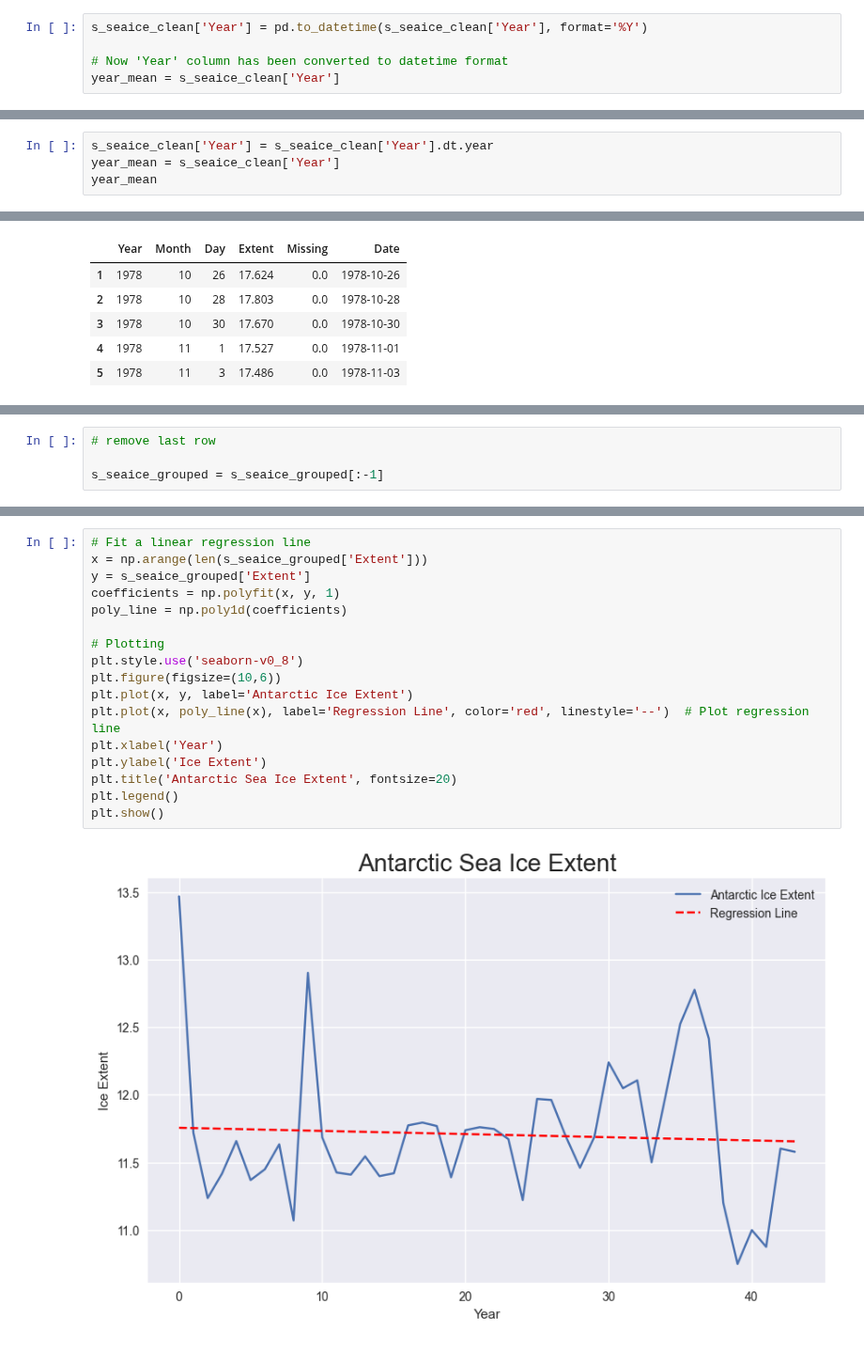
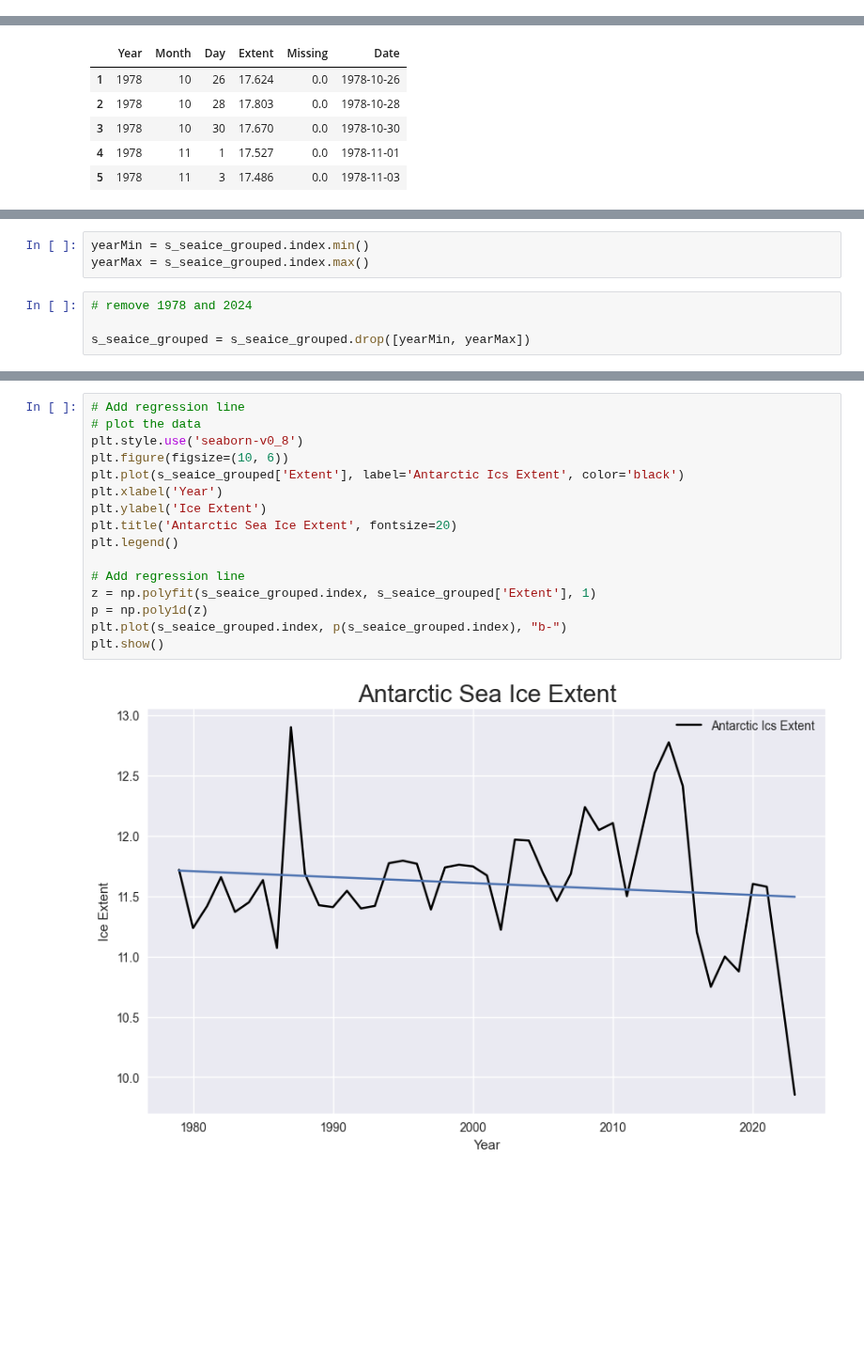
Before and after one commit to dilancroos/ice_extent, a Jupyter notebook: sea_ice.ipynb, the cells around one changed output, grey strips where cells are left out. Shown at 94% size. Saved outputs shown, nothing was run; the diff lists cells and outputs as text; blank space fills up the shorter version.

```diff
--- a/sea_ice.ipynb
+++ b/sea_ice.ipynb
@@ -241,5 +263,0 @@ Name: Year, Length: 14904, dtype: object
-# %%
-s_seaice_clean['Year'] = pd.to_datetime(s_seaice_clean['Year'], format='%Y')
-
-# Now 'Year' column has been converted to datetime format
-year_mean = s_seaice_clean['Year']
@@ -261,4 +263,0 @@ Name: Year, Length: 14904, dtype: datetime64[ns]
-# %%
-s_seaice_clean['Year'] = s_seaice_clean['Year'].dt.year
-year_mean = s_seaice_clean['Year']
-year_mean
@@ -312,7 +313,10 @@ s_seaice_grouped.tail()
+# %%
+yearMin = s_seaice_grouped.index.min()
+yearMax = s_seaice_grouped.index.max()
 # %%
-# remove last row
+# remove 1978 and 2024
 
-s_seaice_grouped = s_seaice_grouped[:-1]
+s_seaice_grouped = s_seaice_grouped.drop([yearMin, yearMax])
 # %%
 # plot the rolling mean of the sea ice extent
 
@@ -330,22 +334,21 @@ plt.show()
 # %%
-# Fit a linear regression line
-x = np.arange(len(s_seaice_grouped['Extent']))
-y = s_seaice_grouped['Extent']
-coefficients = np.polyfit(x, y, 1)
-poly_line = np.poly1d(coefficients)
-
-# Plotting
+# Add regression line
+# plot the data
 plt.style.use('seaborn-v0_8')
-plt.figure(figsize=(10,6))
-plt.plot(x, y, label='Antarctic Ice Extent')
-plt.plot(x, poly_line(x), label='Regression Line', color='red', linestyle='--')  # Plot regression line
+plt.figure(figsize=(10, 6))
+plt.plot(s_seaice_grouped['Extent'], label='Antarctic Ics Extent', color='black')
 plt.xlabel('Year')
 plt.ylabel('Ice Extent')
 plt.title('Antarctic Sea Ice Extent', fontsize=20)
 plt.legend()
+
+# Add regression line
+z = np.polyfit(s_seaice_grouped.index, s_seaice_grouped['Extent'], 1)
+p = np.poly1d(z)
+plt.plot(s_seaice_grouped.index, p(s_seaice_grouped.index), "b-")
 plt.show()
 # %% [output]
-[figure, old version]
+[figure, new version]
 # %%
 # plot the arctic and antarctic ice extent in one plot
 
```
Also changed, not shown: parts of 37 cells of this notebook, 31 other files.
